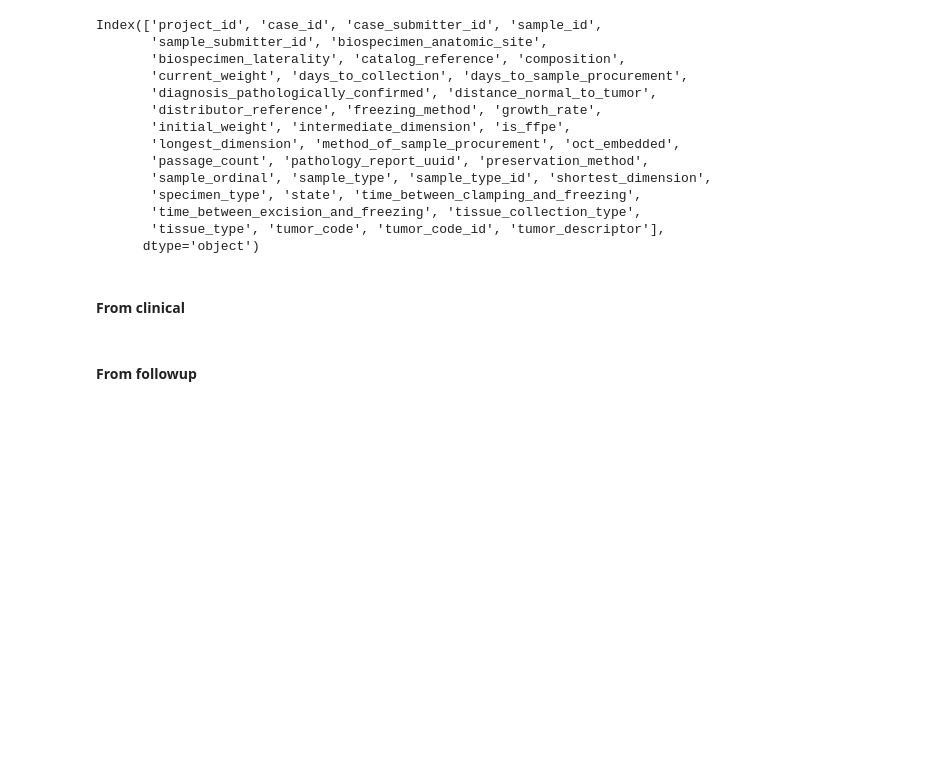
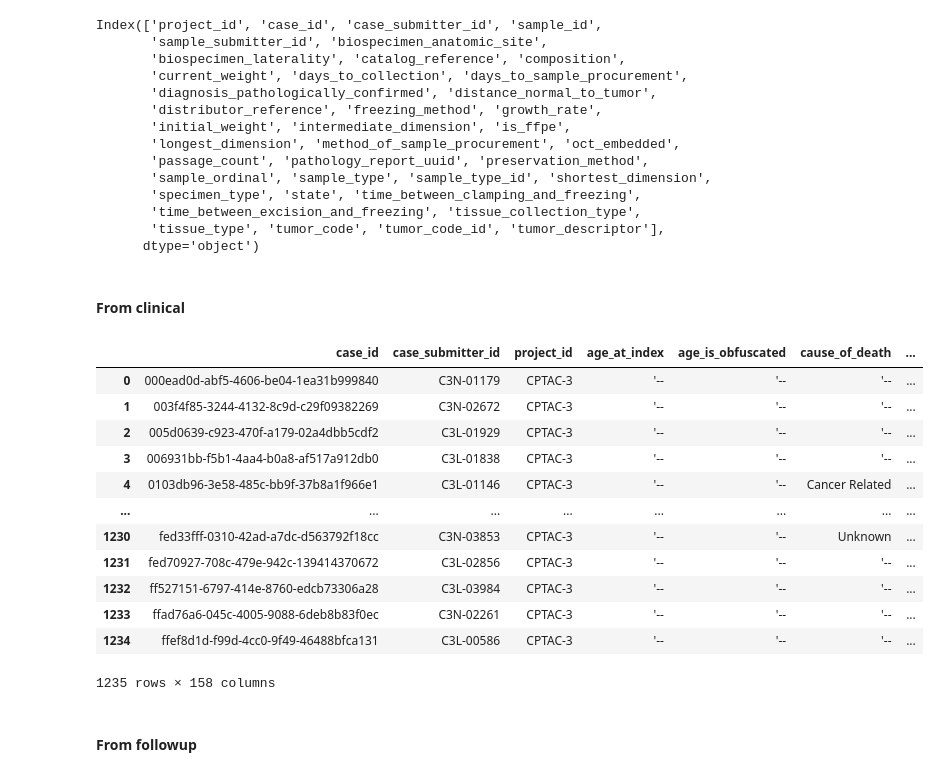
Before and after one commit to zanekoch/dream_proj, a Jupyter notebook: notebooks/data_processing/010224_process_tcga_data.ipynb, the cells around one changed output. Drawn from its saved outputs; the diff is of its cells as text; code cells hidden in the pictures; blank space fills up the shorter version.

```diff
--- a/notebooks/data_processing/010224_process_tcga_data.ipynb
+++ b/notebooks/data_processing/010224_process_tcga_data.ipynb
@@ -277,6 +274,22 @@ Index(['project_id', 'case_id', 'case_submitter_id', 'sample_id',
 #### From clinical
 # %%
 cols_we_want = ['case_submitter_id', 'days_to_birth', 'days_to_death','gender', 'race','vital_status','age_at_diagnosis' ,'primary_diagnosis','tissue_or_organ_of_origin']
+# %%
+clinical#['case_submitter_id'].value_counts()
+# %% [output]
+|  | case_id | case_submitter_id | project_id | age_at_index | age_is_obfuscated | cause_of_death | ... |
+| 0 | 000ead0d-abf5-4606-be04-1ea31b999840 | C3N-01179 | CPTAC-3 | '-- | '-- | '-- | ... |
+| 1 | 003f4f85-3244-4132-8c9d-c29f09382269 | C3N-02672 | CPTAC-3 | '-- | '-- | '-- | ... |
+| 2 | 005d0639-c923-470f-a179-02a4dbb5cdf2 | C3L-01929 | CPTAC-3 | '-- | '-- | '-- | ... |
+| 3 | 006931bb-f5b1-4aa4-b0a8-af517a912db0 | C3L-01838 | CPTAC-3 | '-- | '-- | '-- | ... |
+| 4 | 0103db96-3e58-485c-bb9f-37b8a1f966e1 | C3L-01146 | CPTAC-3 | '-- | '-- | Cancer Related | ... |
+| ... | ... | ... | ... | ... | ... | ... | ... |
+| 1230 | fed33fff-0310-42ad-a7dc-d563792f18cc | C3N-03853 | CPTAC-3 | '-- | '-- | Unknown | ... |
+| 1231 | fed70927-708c-479e-942c-139414370672 | C3L-02856 | CPTAC-3 | '-- | '-- | '-- | ... |
+| 1232 | ff527151-6797-414e-8760-edcb73306a28 | C3L-03984 | CPTAC-3 | '-- | '-- | '-- | ... |
+| 1233 | ffad76a6-045c-4005-9088-6deb8b83f0ec | C3N-02261 | CPTAC-3 | '-- | '-- | '-- | ... |
+| 1234 | ffef8d1d-f99d-4cc0-9f49-46488bfca131 | C3L-00586 | CPTAC-3 | '-- | '-- | '-- | ... |
+1235 rows × 158 columns
 # %%
 metadata = metadata.merge(
     clinical[cols_we_want], left_on='case_id',
```
Also changed, not shown: parts of 1 cell of this notebook, 6 other files.
